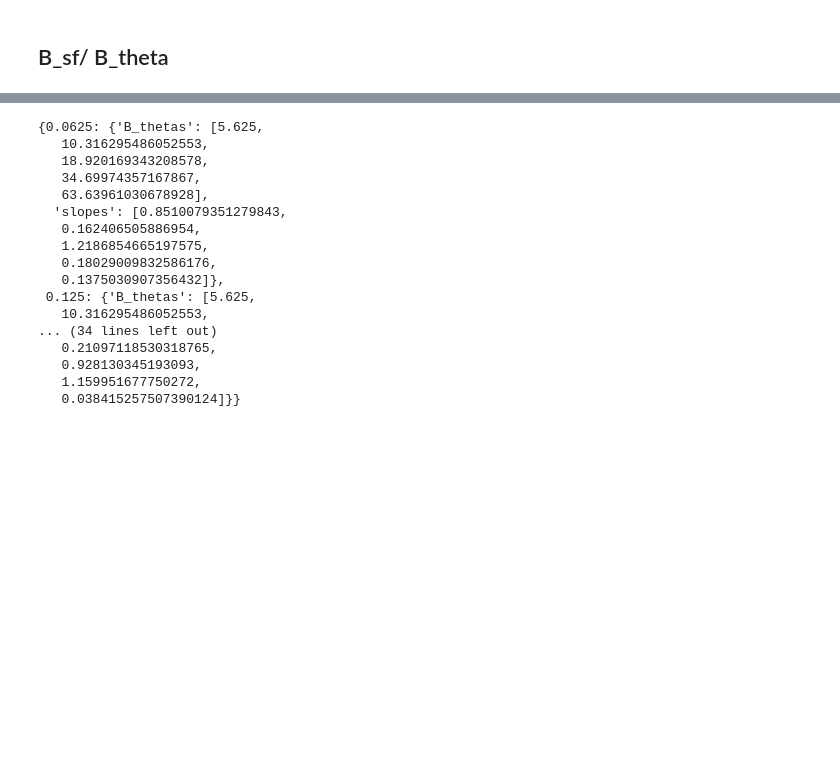
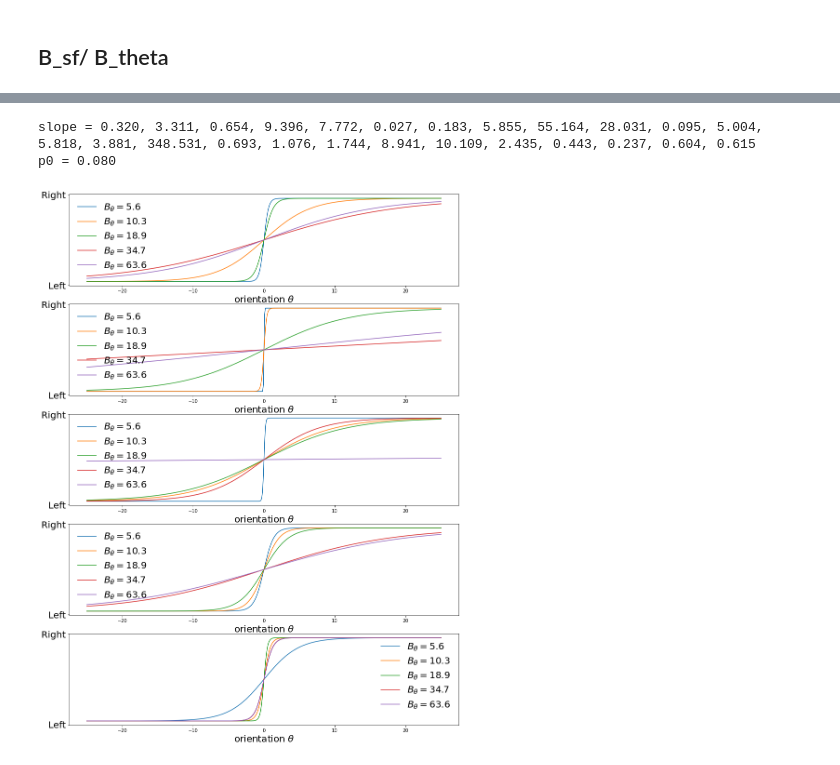
Before and after one commit to jennafradin/MSc-Internship, a Jupyter notebook: Notebooks/W17/31_analysis_joint_fit.ipynb, the cells around one changed output, grey strips where cells are left out. Cells and saved outputs as stored; diff of their text form; code cells hidden in the pictures; blank space fills up the shorter version.

```diff
--- a/Notebooks/W17/31_analysis_joint_fit.ipynb
+++ b/Notebooks/W17/31_analysis_joint_fit.ipynb
@@ -213,20 +172,54 @@ for iB_sf, B_sf in enumerate(B_sf_list):
-# %%
-slopes
-# %% [output]
-{0.0625: {'B_thetas': [5.625,
-   10.316295486052553,
-   18.920169343208578,
-   34.69974357167867,
-   63.63961030678928],
-  'slopes': [0.8510079351279843,
-   0.162406505886954,
-   1.2186854665197575,
-   0.18029009832586176,
-   0.1375030907356432]},
- 0.125: {'B_thetas': [5.625,
-   10.316295486052553,
-... (34 lines left out)
-   0.21097118530318765,
-   0.928130345193093,
-   1.159951677750272,
-   0.038415257507390124]}}
+# %%
+def npa2str(npa):
+    """
+    format a numpy array into a string
+    """
+    return ', '.join(list(map('{:.3f}'.format, npa)))
+
+def get_params(logistic_model, verbose=False):
+    theta0_ = logistic_model.theta0.detach().numpy()
+    wt_ = torch.exp(logistic_model.log_wt).detach().numpy()
+    p0_ = torch.sigmoid(logistic_model.logit0).detach().numpy()
+    N_conditions = wt_.shape[0]
+    if verbose:
+        #for i_condition in range(N_conditions):
+        #    print(f'-> i_condition={i_condition}')
+        #    if bias:
+        #        print(f"theta0 = {theta0_[i_condition]:.3f}")
+        #    print(f"slope = {wt_[i_condition]:.3f}")
+        if bias:
+            print(f"theta0 = {npa2str(theta0_)}")
+        print(f"slope = {npa2str(wt_)}")
+        print(f"p0 = {npa2str(p0_)}")
+    return theta0_, wt_, p0_
+
+
+theta0_, wt_, p0_ = get_params(logistic_model, verbose=True)
+# %% [output]
+slope = 0.320, 3.311, 0.654, 9.396, 7.772, 0.027, 0.183, 5.855, 55.164, 28.031, 0.095, 5.004, 5.818, 3.881, 348.531, 0.693, 1.076, 1.744, 8.941, 10.109, 2.435, 0.443, 0.237, 0.604, 0.615
+p0 = 0.080
+# %%
+#for num, data in enumerate(subj_data_list) :
+
+fig, axs = plt.subplots(len(B_sf_list), 1, figsize=(15, 21))
+x_values = np.linspace(-25, 25, 400)
+
+for i_B_sf, B_sf in enumerate(B_sf_list):
+    ax = axs[i_B_sf]
+
+    #colors = plt.cm.inferno(np.linspace(1, .2, len(B_thetas))) #tc colormap
+
+    for i_B_theta, B_theta in enumerate(B_theta_list):
+        i_condition = i_B_theta + i_B_sf*len(B_theta_list)
+        conditions = i_condition*np.ones_like(x_values)
+        y_values = logistic_model(torch.Tensor(x_values),
+                                  torch.ByteTensor(conditions)).detach().numpy()
+        ax.plot(x_values, y_values, label=r'$B_\theta=%s$' % f'{B_theta:.1f}')
+
+    ax.set_xlabel(r"orientation $\theta$", fontsize=20)
+    ax.set_yticks([0.0, 1.0])
+    ax.set_yticklabels(["Left", "Right"], fontsize=20)
+    ax.legend(fontsize=20, frameon=False, scatterpoints=6)
+    #if i_B_sf==0: ax.legend(fontsize=20, frameon=False, scatterpoints=6)
+# %% [output]
+[figure, added]
```
Also changed, not shown: parts of 7 cells of this notebook.
